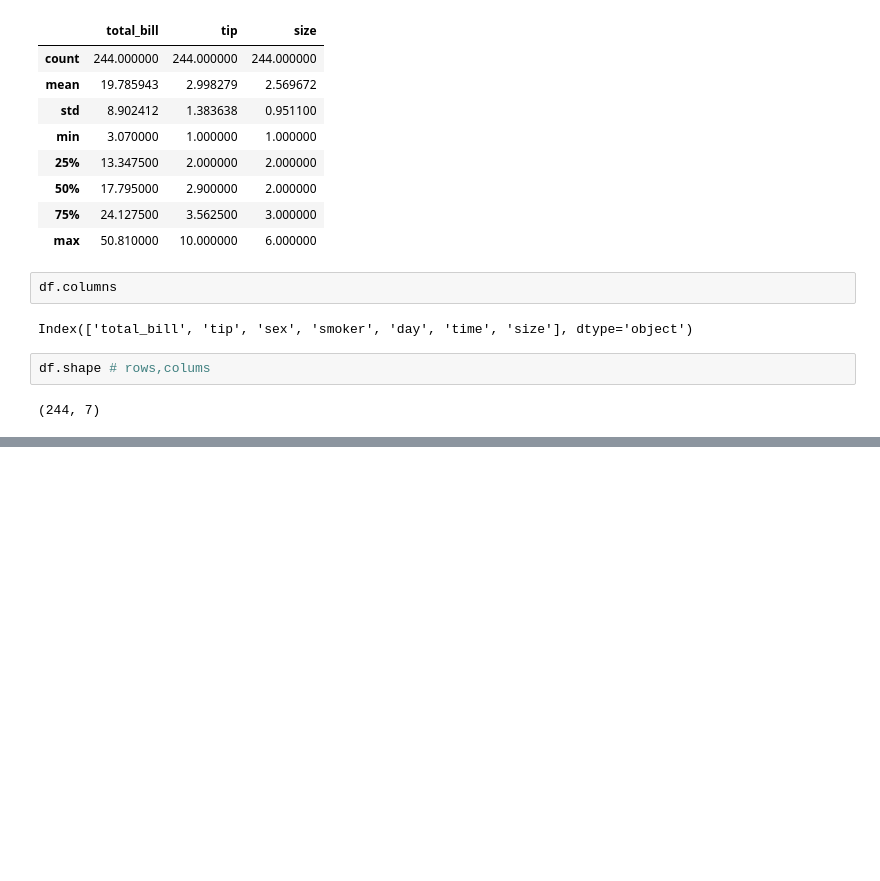
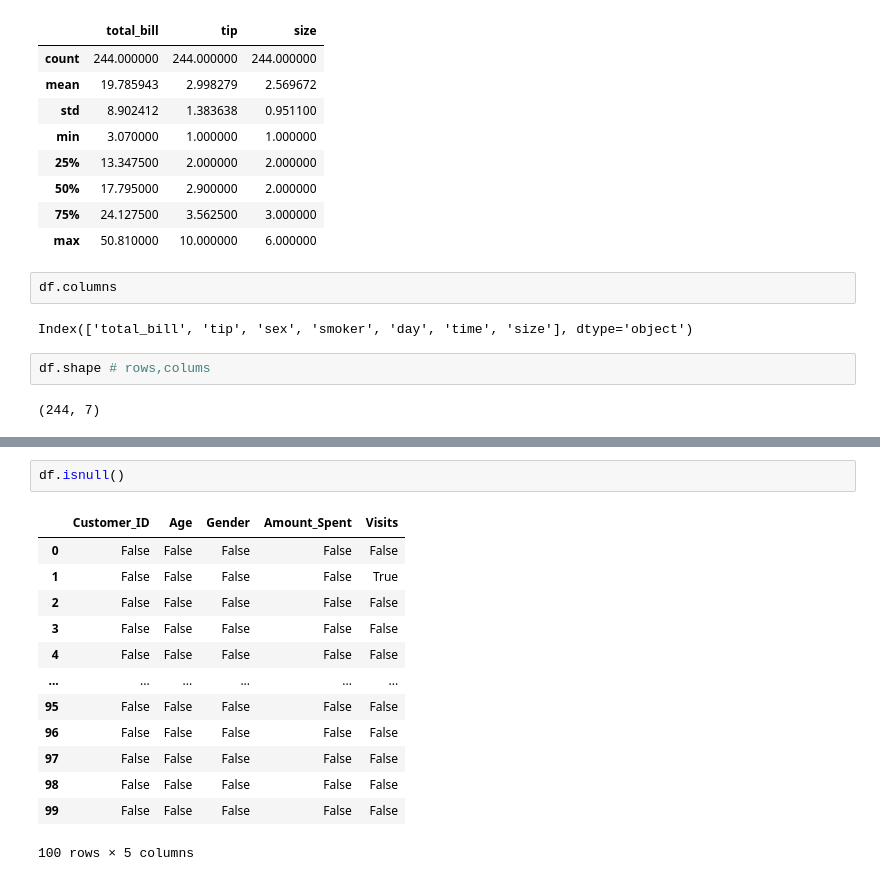
Before and after one commit to arpitad001/AlgoLab, a Jupyter notebook: PANDAS.ipynb, the cells around one changed output, grey strips where cells are left out. Drawn from its saved outputs; the diff is of its cells as text; blank space fills up the shorter version.

```diff
--- a/PANDAS.ipynb
+++ b/PANDAS.ipynb
@@ -191,0 +365,16 @@ df.shape # rows,colums
+# %%
+df.isnull()
+# %% [output]
+|  | Customer_ID | Age | Gender | Amount_Spent | Visits |
+| 0 | False | False | False | False | False |
+| 1 | False | False | False | False | True |
+| 2 | False | False | False | False | False |
+| 3 | False | False | False | False | False |
+| 4 | False | False | False | False | False |
+| ... | ... | ... | ... | ... | ... |
+| 95 | False | False | False | False | False |
+| 96 | False | False | False | False | False |
+| 97 | False | False | False | False | False |
+| 98 | False | False | False | False | False |
+| 99 | False | False | False | False | False |
+100 rows × 5 columns
```
Also changed, not shown: parts of 32 cells of this notebook.
